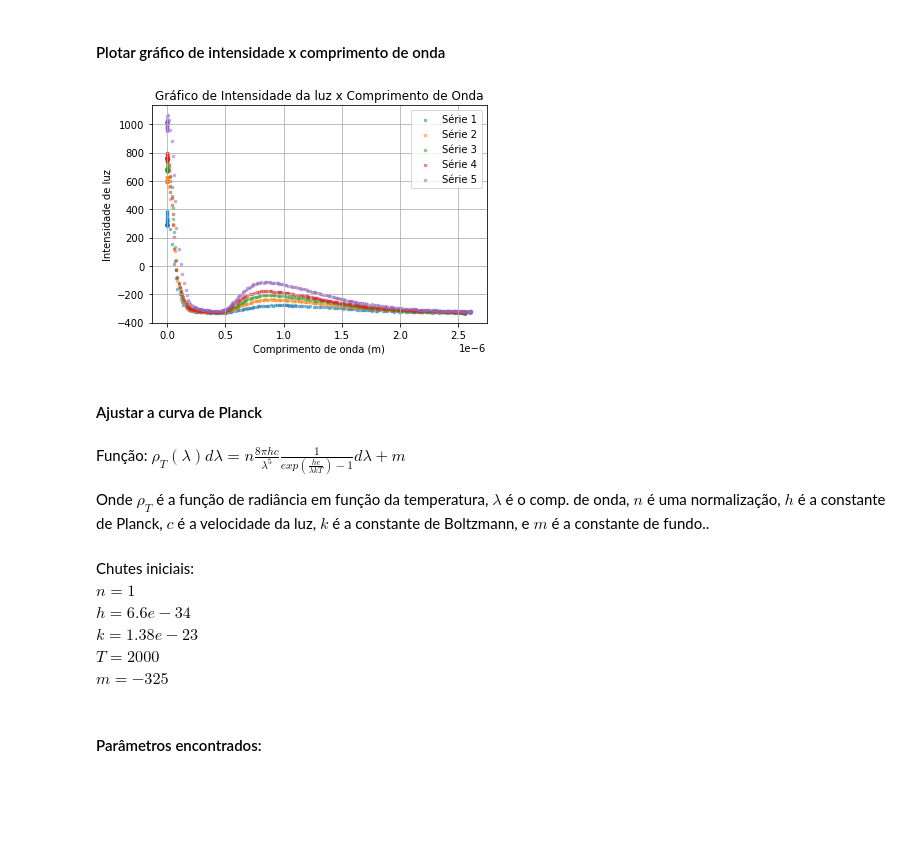
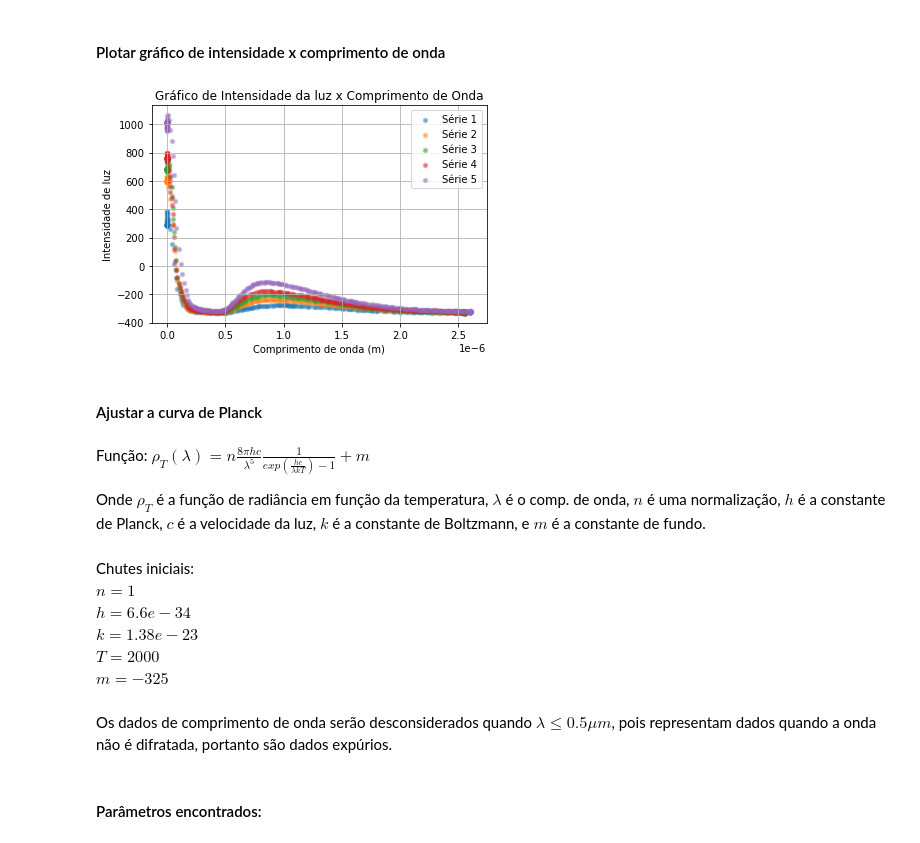
Before and after one commit to leonardovaladao/QuantumLab, a Jupyter notebook: 1.Radiacao/Análise.ipynb, the cells around one changed output. Drawn from its saved outputs; the diff is of its cells as text; code cells hidden in the pictures; blank space fills up the shorter version.

```diff
--- a/1.Radiacao/Análise.ipynb
+++ b/1.Radiacao/Análise.ipynb
@@ -25,33 +25,35 @@ ints = [df[i][df[i].columns[3]] for i in range(0,5)]
 # %%
 import matplotlib.pyplot as plt
 %matplotlib inline
 
 fig = plt.gcf()
 
 for i in range(0,5):
     plt.scatter(comp[i], ints[i], label='Série '+str(i+1),
-               marker='.', lw=0.5, alpha=0.5)
+               marker='.', lw=2.5, alpha=0.4)
 
 plt.title('Gráfico de Intensidade da luz x Comprimento de Onda')
 plt.xlabel('Comprimento de onda (m)')
 plt.ylabel('Intensidade de luz')
 plt.legend()
 plt.grid()
 plt.show()
 fig.savefig('fig.png', bbox_inches='tight')
 # %% [output]
-[figure, old version]
+[figure, new version]
 # %% [markdown]
 #### Ajustar a curva de Planck
 # %% [markdown]
-Função: $\rho_T (\lambda) d\lambda = n \frac{8 \pi h c}{\lambda^5} \frac{1}{exp(\frac{hc}{\lambda k T})-1} d\lambda + m$
+Função: $\rho_T (\lambda) = n \frac{8 \pi h c}{\lambda^5} \frac{1}{exp(\frac{hc}{\lambda k T})-1} + m$
 
-Onde $\rho_T$ é a função de radiância em função da temperatura, $\lambda$ é o comp. de onda, $n$ é uma normalização, $h$ é a constante de Planck, $c$ é a velocidade da luz, $k$ é a constante de Boltzmann, e $m$ é a constante de fundo..
+Onde $\rho_T$ é a função de radiância em função da temperatura, $\lambda$ é o comp. de onda, $n$ é uma normalização, $h$ é a constante de Planck, $c$ é a velocidade da luz, $k$ é a constante de Boltzmann, e $m$ é a constante de fundo.
 # %% [markdown]
 Chutes iniciais: \
 $n = 1$ \
-$h = 6.6e-34 $ \
+$h = 6.6e-34$ \
 $k = 1.38e-23$ \
 $T = 2000$ \
-$m = -325 $
+$m = -325$
+# %% [markdown]
+Os dados de comprimento de onda serão desconsiderados quando $\lambda \leq 0.5 \mu m$, pois representam dados quando a onda não é difratada, portanto são dados expúrios.
 # %%
```
Also changed, not shown: parts of 8 cells of this notebook, 2 other files.
